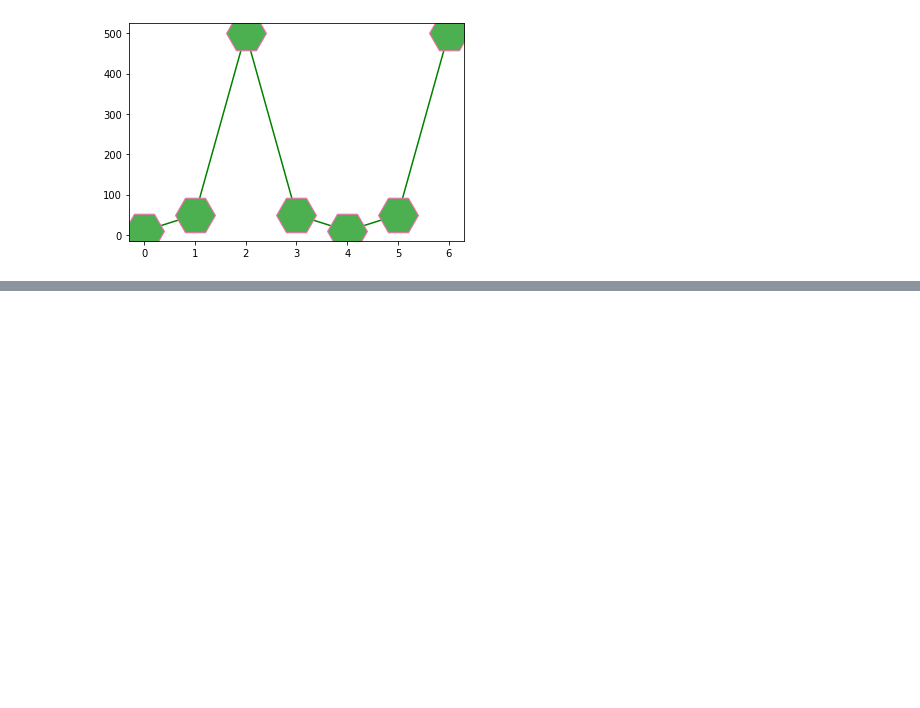
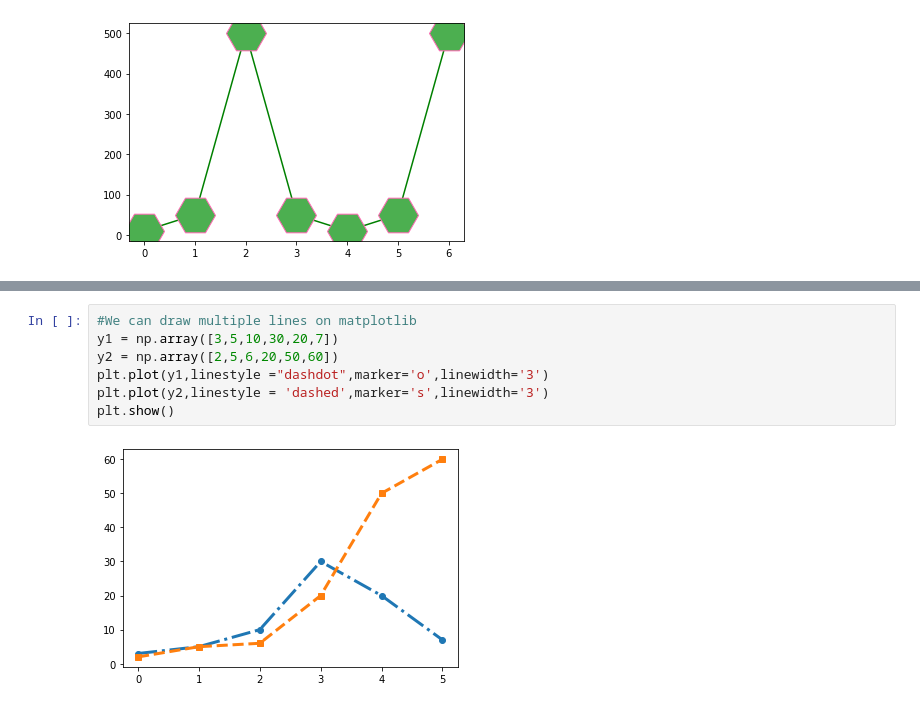
Before and after one commit to mubinui/PythonProjects, a Jupyter notebook: Matplotlib.ipynb, the cells around one changed output, grey strips where cells are left out. Drawn from its saved outputs; the diff is of its cells as text; blank space fills up the shorter version.

```diff
--- a/Matplotlib.ipynb
+++ b/Matplotlib.ipynb
@@ -113,0 +119,9 @@ bpoints = np.array([])
+# %%
+#We can draw multiple lines on matplotlib
+y1 = np.array([3,5,10,30,20,7])
+y2 = np.array([2,5,6,20,50,60])
+plt.plot(y1,linestyle ="dashdot",marker='o',linewidth='3')
+plt.plot(y2,linestyle = 'dashed',marker='s',linewidth='3')
+plt.show()
+# %% [output]
+[figure, added]
```
Also changed, not shown: parts of 12 cells of this notebook.
